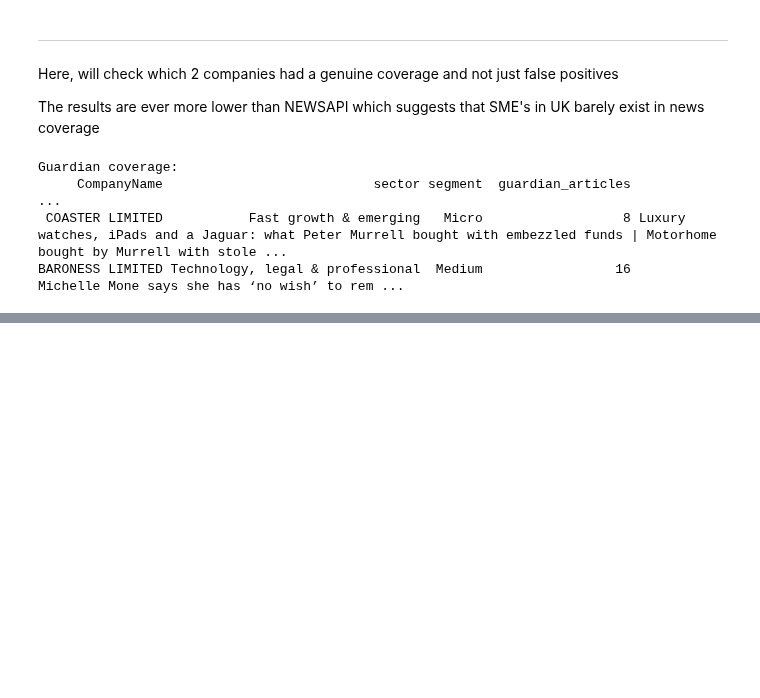
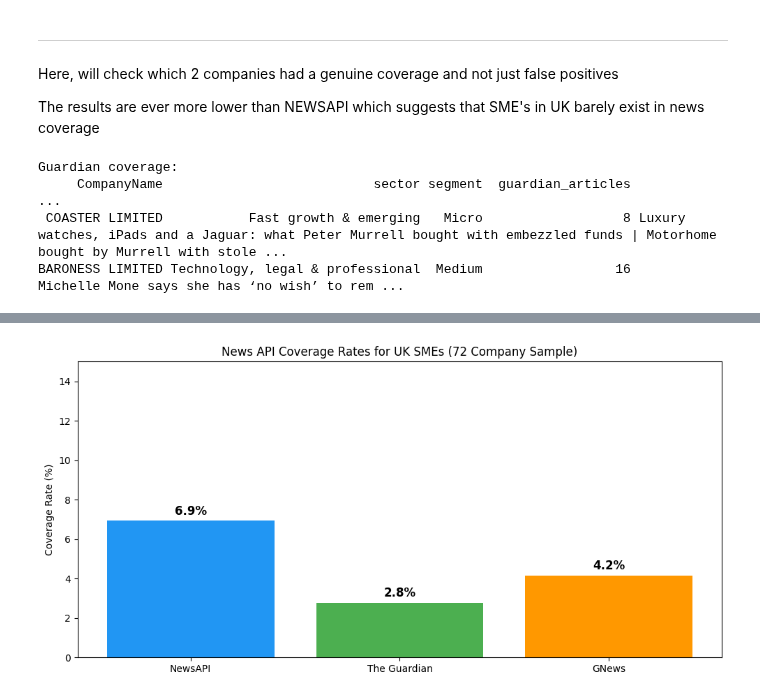
Before and after one commit to Viklin41/lloyds-commercial-banking-intelligence-2026, a Jupyter notebook: notebooks/API.ipynb, the cells around one changed output, grey strips where cells are left out. Drawn from its saved outputs; the diff is of its cells as text; code cells hidden in the pictures; blank space fills up the shorter version.

Commit message:
Add Gnews API with visualisations and metric experimentation

```diff
--- a/notebooks/API.ipynb
+++ b/notebooks/API.ipynb
@@ -16,7 +16,7 @@ import json
 from datetime import datetime, timedelta
 
 #Loading the filtered dataset
-FILTERED_CSV_PATH = "filtered_bb_sme_sectors.csv"
+FILTERED_CSV_PATH = "../filtered_bb_sme_sectors.csv"
 df = pd.read_csv(FILTERED_CSV_PATH)
 
 print(f"Total companies in filtered dataset: {len(df):,}")
@@ -548,0 +677,24 @@ BARONESS LIMITED Technology, legal & professional  Medium                 16
+# %%
+import matplotlib.pyplot as plt
+
+# Overall coverage comparison
+apis = ["NewsAPI", "The Guardian", "GNews"]
+rates = [
+    newsapi_df["newsapi_has_coverage"].mean() * 100,
+    guardian_df["guardian_has_coverage"].mean() * 100,
+    gnews_df["gnews_has_coverage"].mean() * 100,
+]
+
+fig, ax = plt.subplots(figsize=(10, 5))
+bars = ax.bar(apis, rates, color=["#2196F3", "#4CAF50", "#FF9800"])
+ax.set_ylabel("Coverage Rate (%)")
+ax.set_title("News API Coverage Rates for UK SMEs (72 Company Sample)")
+ax.set_ylim(0, 15)
+
+for bar, rate in zip(bars, rates):
+    ax.text(bar.get_x() + bar.get_width()/2, bar.get_height() + 0.3,
+            f"{rate:.1f}%", ha="center", fontsize=12, fontweight="bold")
+
+plt.tight_layout()
+# %% [output]
+[figure, added]
```
Also changed, not shown: parts of 18 cells of this notebook.
